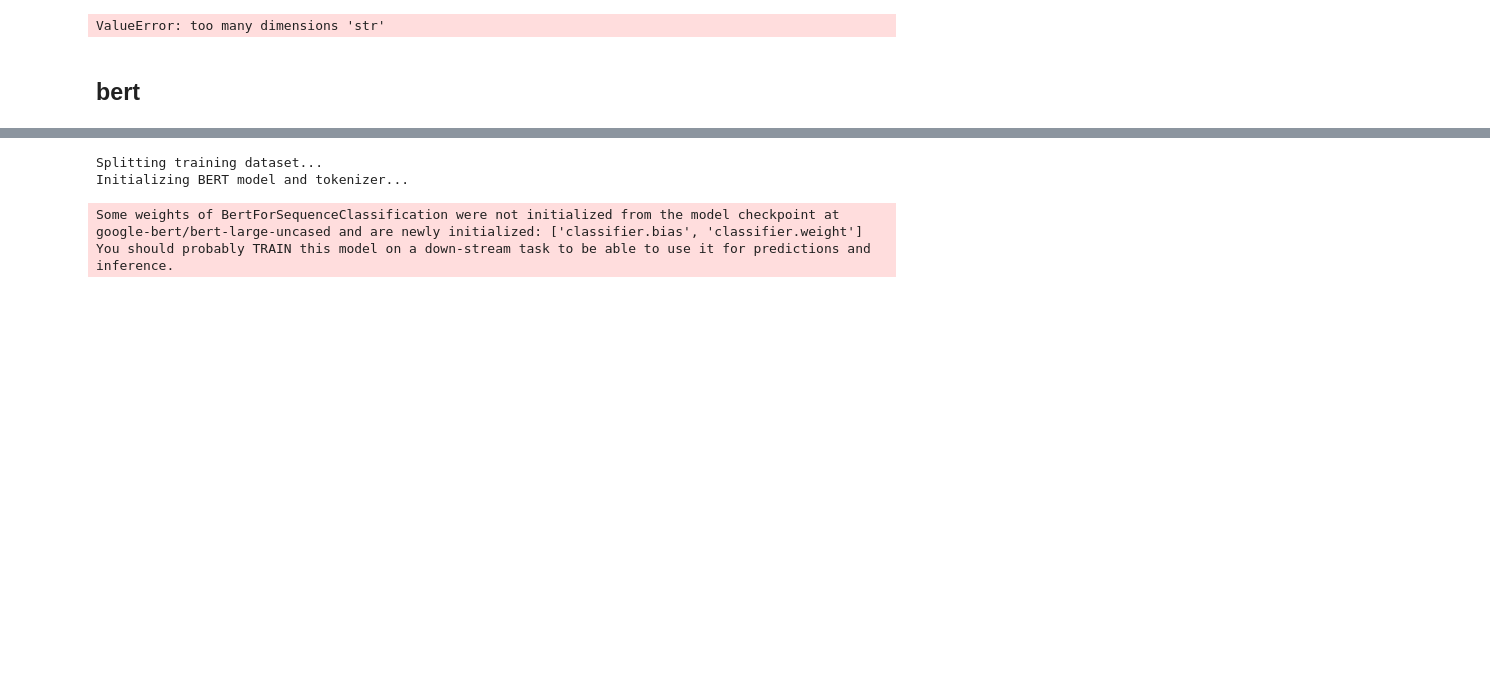
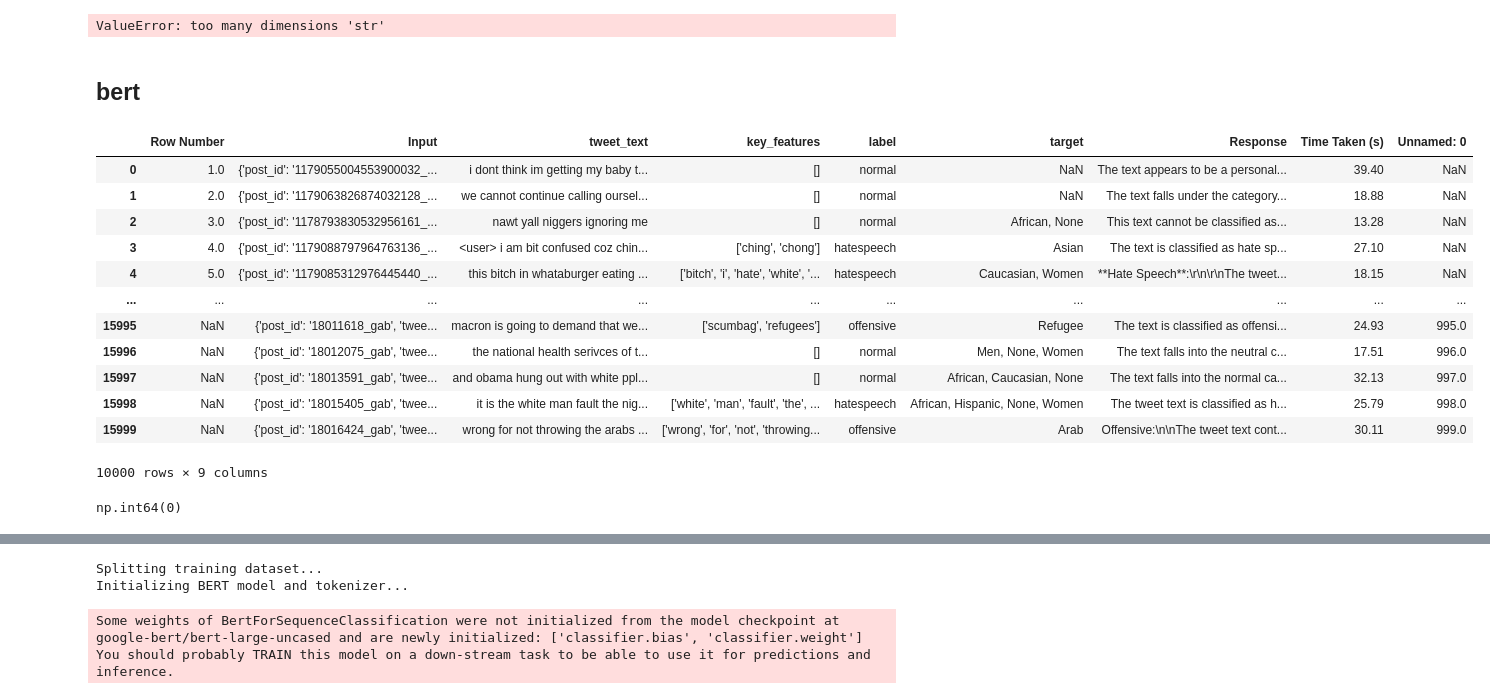
Before and after one commit to Research-Case-Study/twon-hate-speech-detection, a Jupyter notebook: classification_experiments/embeddings/bert.ipynb, the cells around one changed output, grey strips where cells are left out. Saved outputs shown, nothing was run; the diff lists cells and outputs as text; code cells hidden in the pictures; blank space fills up the shorter version.

```diff
--- a/classification_experiments/embeddings/bert.ipynb
+++ b/classification_experiments/embeddings/bert.ipynb
@@ -16,0 +21,8 @@ NameError: name 'val_dataset' is not defined
+# %%
+df2 = pd.read_csv("Data/knowledge_base_data/explainations_CoT_Hermes_partial_2.csv", index_col=1) #9000-10000
+# %%
+df3 = pd.read_csv("Data/knowledge_base_data/explainations_CoT_Hermes_partial_3.csv", index_col=1) # 15k to 19k
+# %%
+df4 = pd.read_csv("Data/knowledge_base_data/explainations_CoT_Hermes_partial_4.csv", index_col=1) # 11k to 15k
+# %%
+df_combined = pd.concat([df1, df2, df3, df4], ignore_index=False)
@@ -457,3 +450,19 @@ trainer.train()
 ValueError: too many dimensions 'str'
 # %% [markdown]
 ## bert
+# %%
+df_combined
+# %% [output]
+|  | Row Number | Input | tweet_text | key_features | label | target | Response | Time Taken (s) | Unnamed: 0 |
+| 0 | 1.0 | {'post_id': '1179055004553900032_... | i dont think im getting my baby t... | [] | normal | NaN | The text appears to be a personal... | 39.40 | NaN |
+| 1 | 2.0 | {'post_id': '1179063826874032128_... | we cannot continue calling oursel... | [] | normal | NaN | The text falls under the category... | 18.88 | NaN |
+| 2 | 3.0 | {'post_id': '1178793830532956161_... | nawt yall niggers ignoring me | [] | normal | African, None | This text cannot be classified as... | 13.28 | NaN |
+| 3 | 4.0 | {'post_id': '1179088797964763136_... | <user> i am bit confused coz chin... | ['ching', 'chong'] | hatespeech | Asian | The text is classified as hate sp... | 27.10 | NaN |
+| 4 | 5.0 | {'post_id': '1179085312976445440_... | this bitch in whataburger eating ... | ['bitch', 'i', 'hate', 'white', '... | hatespeech | Caucasian, Women | **Hate Speech**:\r\n\r\nThe tweet... | 18.15 | NaN |
+| ... | ... | ... | ... | ... | ... | ... | ... | ... | ... |
+| 15995 | NaN | {'post_id': '18011618_gab', 'twee... | macron is going to demand that we... | ['scumbag', 'refugees'] | offensive | Refugee | The text is classified as offensi... | 24.93 | 995.0 |
+| 15996 | NaN | {'post_id': '18012075_gab', 'twee... | the national health serivces of t... | [] | normal | Men, None, Women | The text falls into the neutral c... | 17.51 | 996.0 |
+| 15997 | NaN | {'post_id': '18013591_gab', 'twee... | and obama hung out with white ppl... | [] | normal | African, Caucasian, None | The text falls into the normal ca... | 32.13 | 997.0 |
+| 15998 | NaN | {'post_id': '18015405_gab', 'twee... | it is the white man fault the nig... | ['white', 'man', 'fault', 'the', ... | hatespeech | African, Hispanic, None, Women | The tweet text is classified as h... | 25.79 | 998.0 |
+| 15999 | NaN | {'post_id': '18016424_gab', 'twee... | wrong for not throwing the arabs ... | ['wrong', 'for', 'not', 'throwing... | offensive | Arab | Offensive:\n\nThe tweet text cont... | 30.11 | 999.0 |
+10000 rows × 9 columns
@@ -463 +481,5 @@ TEST_DF = pd.read_csv("Data/TEST_DF.csv", index_col=0)
+# %%
+TRAIN_DF['Response'].isna().sum()
+# %% [output]
+np.int64(0)
 # %%
```
Also changed, not shown: parts of 27 cells of this notebook, 4 other files.
